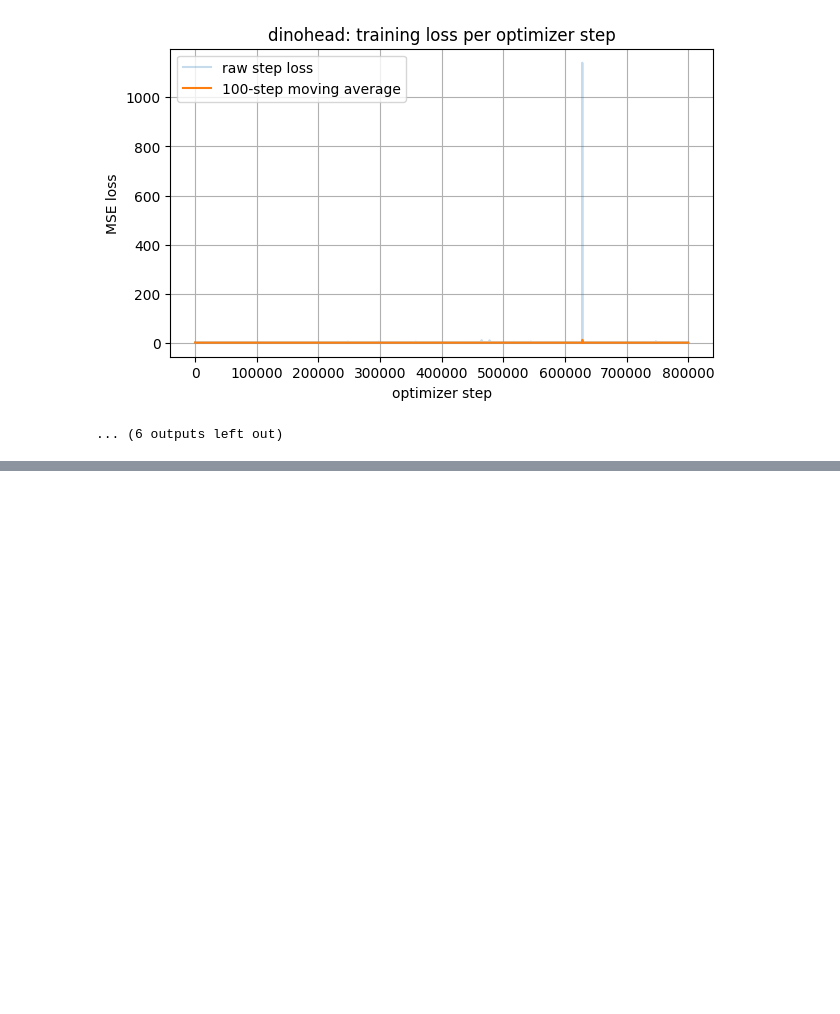
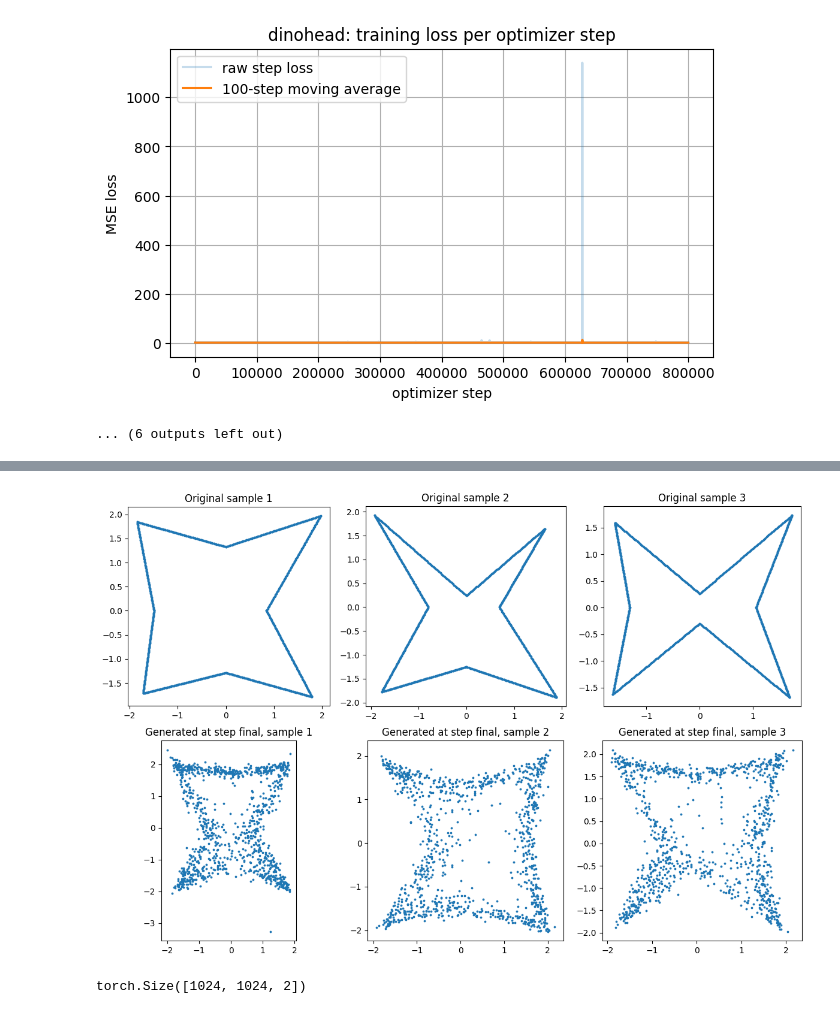
Before and after one commit to paddingtonzhu-stack/Diffusion-model-starter, a Jupyter notebook: diffusion-model-task2-4-2-quality-fixed.ipynb, the cells around one changed output, grey strips where cells are left out. Cells and saved outputs as stored; diff of their text form; code cells hidden in the pictures; blank space fills up the shorter version.

```diff
--- a/diffusion-model-task2-4-2-quality-fixed.ipynb
+++ b/diffusion-model-task2-4-2-quality-fixed.ipynb
@@ -1222,0 +1402,32 @@ In this hyperparameter study, I varied `beta_end` while keeping the model archit
+# %%
+@torch.no_grad()
+def plot_generated_samples(model, step, num_shapes=3, num_points=1024):
+    model.eval()
+
+    generated = sample_advanced(
+        model,
+        num_shapes=num_shapes,
+        num_points=num_points
+    )
+
+    generated = generated.cpu()
+    generated_original_scale = generated * std + mean
+
+    fig, axes = plt.subplots(1, num_shapes, figsize=(4 * num_shapes, 4))
+
+    if num_shapes == 1:
+        axes = [axes]
+
+    for i, ax in enumerate(axes):
+        ax.scatter(
+            generated_original_scale[i, :, 0],
+            generated_original_scale[i, :, 1],
+            s=3
+        )
+        ax.set_aspect("equal")
+        ax.set_title(f"Step {step}, sample {i + 1}")
+
+    plt.tight_layout()
+    plt.show()
+
+    model.train()
@@ -1222,0 +1616,15 @@ In this hyperparameter study, I varied `beta_end` while keeping the model archit
+# %%
+plot_original_and_generated(
+    model,
+    step="final",
+    original_data=data,
+    num_shapes=3,
+    num_points=1024,
+    save=True,
+)
+# %% [output]
+[figure, added]
+# %%
+data.shape
+# %% [output]
+torch.Size([1024, 1024, 2])
```
Also changed, not shown: parts of 12 cells of this notebook.
